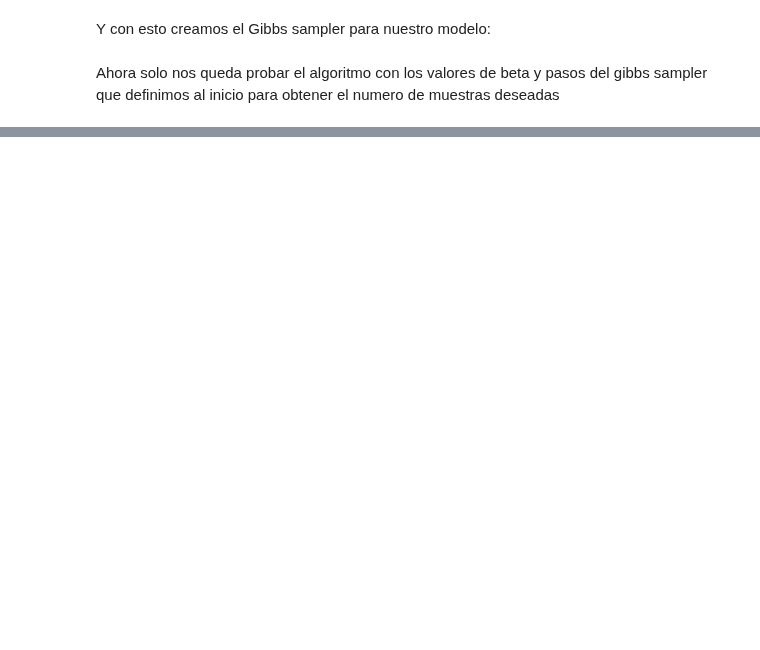
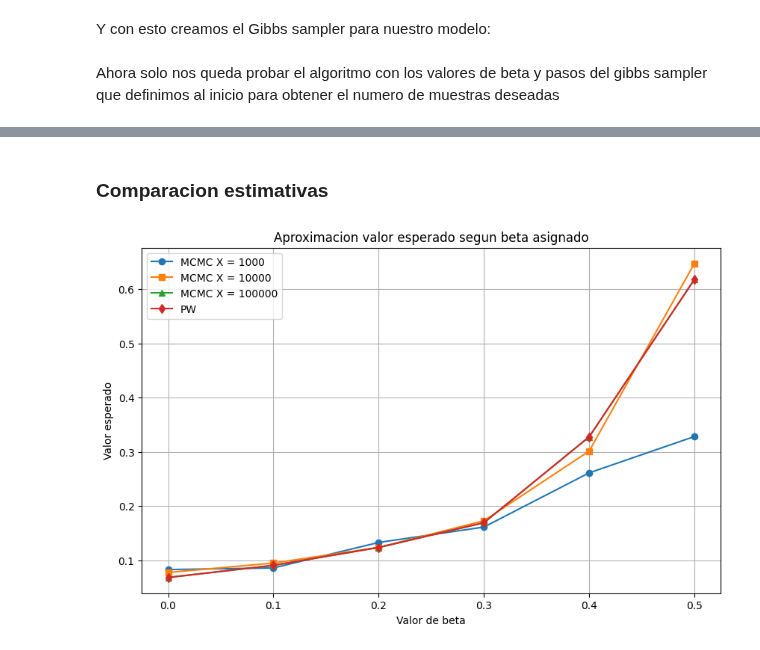
Before and after one commit to dangarciahe/Cadenas_de_Markov, a Jupyter notebook: Tarea_3.ipynb, the cells around one changed output, grey strips where cells are left out. Drawn from its saved outputs; the diff is of its cells as text; code cells hidden in the pictures; blank space fills up the shorter version.

Commit message:
feat: grafica valor esperado

```diff
--- a/Tarea_3.ipynb
+++ b/Tarea_3.ipynb
@@ -196,0 +291,20 @@ KeyboardInterrupt:
+# %%
+def valor_esperado_aproximado(magnetismo, n_muestras):
+    vesperado_list = {}
+    for beta in beta_list:
+        vesperado_list[beta] = np.sum(magnetismo[beta])/n_muestras
+
+    return vesperado_list
+
+vesperado_mcmc_list = {} # Lista por numero de pasos de valor esperado en mustras de mcmc
+for step in steps_list:
+    vesperado_mcmc_list[step] = valor_esperado_aproximado(magnetismo_mcmc_list[step], n_muestras) # valor esperado muestras mcmc
+
+vesperado_pw = valor_esperado_aproximado(magnetismo_pw, n_muestras) # valor esperado muestras pw
+
+for step in steps_list:
+    print(f"Valor esperado usando MCMC con X = {step}:")
+    pprint(vesperado_mcmc_list[step])
+
+print("Valor esperado usando PW: ")
+pprint(vesperado_pw)
@@ -216,0 +353,40 @@ pprint(configuraciones_pw)
+# %% [markdown]
+### Comparacion estimativas
+# %%
+# Crear la gráfica
+plt.figure(figsize=(10, 6))
+
+marker_list = ['o', 's', '^', 'd']
+label_list = [
+        "MCMC X = 1000",
+        "MCMC X = 10000",
+        "MCMC X = 100000",
+        "PW"
+]
+
+resultados = {step: [] for step in steps_list}
+resultados['pw'] = []
+for beta in beta_list:
+    for step in steps_list:
+        resultados[step].append(vesperado_mcmc_list[step][beta])
+    resultados['pw'].append(vesperado_mcmc_list[step][beta])
+
+b = 0
+for key in resultados:
+    plt.plot(beta_list, resultados[key], marker=marker_list[b], label=label_list[b])
+    b += 1
+
+
+# Añadir títulos y etiquetas
+plt.title('Aproximacion valor esperado segun beta asignado')
+plt.xlabel('Valor de beta')
+plt.ylabel('Valor esperado')
+
+# Añadir la leyenda
+plt.legend()
+
+# Mostrar la gráfica
+plt.grid(True)
+plt.show()
+# %% [output]
+[figure, added]
```
Also changed, not shown: parts of 35 cells of this notebook.
